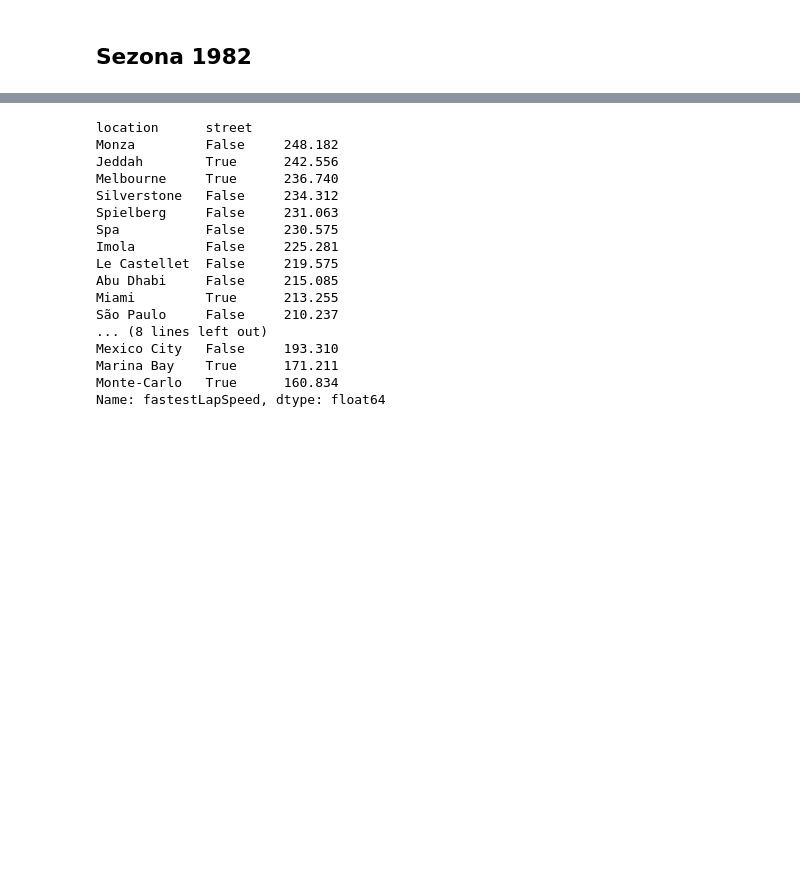
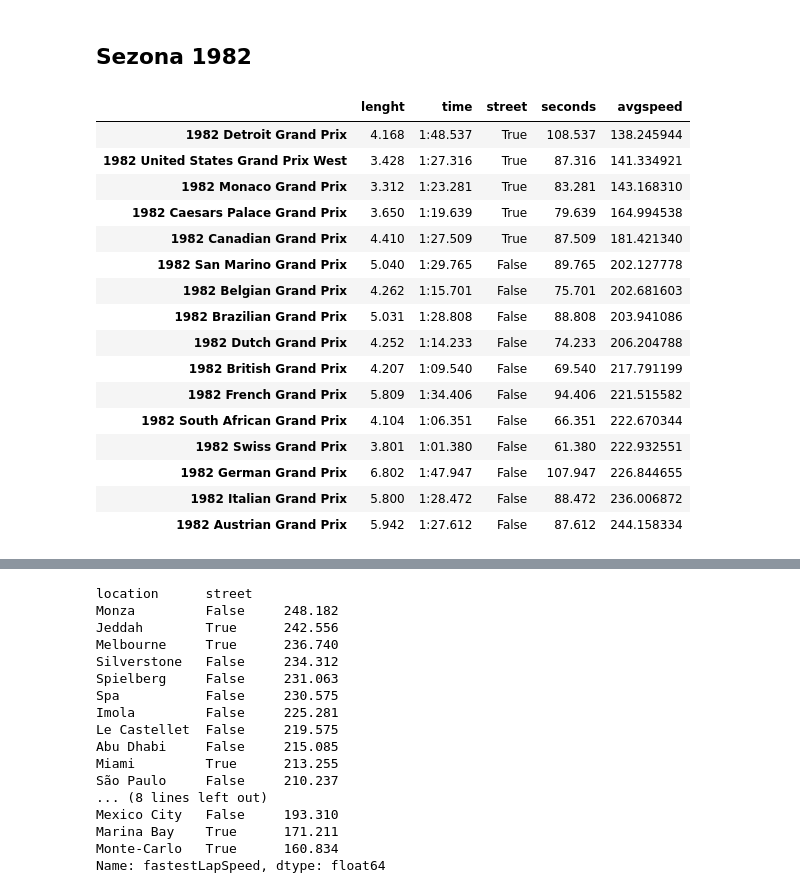
Before and after one commit to DataRozhlas/f1-kalendar-2023, a Jupyter notebook: Kalendář F1 2023.ipynb, the cells around one changed output, grey strips where cells are left out. Cells and saved outputs as stored; diff of their text form; code cells hidden in the pictures; blank space fills up the shorter version.

```diff
--- a/Kalendář F1 2023.ipynb
+++ b/Kalendář F1 2023.ipynb
@@ -1138,0 +1024,4 @@ plt.show()
+# %%
+seasons_distance_filtered_rounded = []
+for x in seasons_distance_filtered:
+    seasons_distance_filtered_rounded.append(int(round(x, 0)))
@@ -1138,0 +1048,4 @@ plt.show()
+# %%
+podil_proti_idealu_fitered_rounded = []
+for x in podil_proti_idealu_fitered:
+    podil_proti_idealu_fitered_rounded.append(int(round(x,2) * 100))
@@ -1653,7 +1570,7 @@ Name: hodina_zacatku, dtype: datetime64[ns]
 # %% [markdown]
 ## Sezona 1982
 # %%
-sezona1982 = {
+sezona1982_qualy = {
     "1982 South African Grand Prix": [4.104, "1:06.351", False],
     "1982 Brazilian Grand Prix": [5.031, "1:28.808", False],
     "1982 United States Grand Prix West": [3.428, "1:27.316", True],
@@ -1669,5 +1586,5 @@ sezona1982 = {
     "1982 Austrian Grand Prix": [5.942, "1:27.612", False],
     "1982 Swiss Grand Prix": [3.801, "1:01.380", False],
     "1982 Italian Grand Prix": [5.800, "1:28.472", False],
-    "1982 Caesars Palace Grand Prix": [3.650, "1:16.356", True]
+    "1982 Caesars Palace Grand Prix": [3.650, "1:19.639", True]
 }
@@ -1674,2 +1610,2 @@ sezona1982 = {
 # %%
-sezona1982 = pd.DataFrame.from_dict(sezona1982, orient="index", columns=["lenght", "time", "street"])
+sezona1982_qualy = pd.DataFrame.from_dict(sezona1982_qualy, orient="index", columns=["lenght", "time", "street"])
@@ -1680,5 +1618,25 @@ def secondize(x):
     seconds = (min * 60) + sec
     return seconds
 # %%
-sezona1982["seconds"] = sezona1982["time"].astype(str).apply(lambda x: secondize(x))
+sezona1982_qualy["seconds"] = sezona1982_qualy["time"].astype(str).apply(lambda x: secondize(x))
+sezona1982_qualy["avgspeed"] = sezona1982_qualy["lenght"] / sezona1982_qualy["seconds"] * 3600
+sezona1982_qualy.sort_values(by="avgspeed")
+# %% [output]
+|  | lenght | time | street | seconds | avgspeed |
+| 1982 Detroit Grand Prix | 4.168 | 1:48.537 | True | 108.537 | 138.245944 |
+| 1982 United States Grand Prix West | 3.428 | 1:27.316 | True | 87.316 | 141.334921 |
+| 1982 Monaco Grand Prix | 3.312 | 1:23.281 | True | 83.281 | 143.168310 |
+| 1982 Caesars Palace Grand Prix | 3.650 | 1:19.639 | True | 79.639 | 164.994538 |
+| 1982 Canadian Grand Prix | 4.410 | 1:27.509 | True | 87.509 | 181.421340 |
+| 1982 San Marino Grand Prix | 5.040 | 1:29.765 | False | 89.765 | 202.127778 |
+| 1982 Belgian Grand Prix | 4.262 | 1:15.701 | False | 75.701 | 202.681603 |
+| 1982 Brazilian Grand Prix | 5.031 | 1:28.808 | False | 88.808 | 203.941086 |
+| 1982 Dutch Grand Prix | 4.252 | 1:14.233 | False | 74.233 | 206.204788 |
+| 1982 British Grand Prix | 4.207 | 1:09.540 | False | 69.540 | 217.791199 |
+| 1982 French Grand Prix | 5.809 | 1:34.406 | False | 94.406 | 221.515582 |
+| 1982 South African Grand Prix | 4.104 | 1:06.351 | False | 66.351 | 222.670344 |
+| 1982 Swiss Grand Prix | 3.801 | 1:01.380 | False | 61.380 | 222.932551 |
+| 1982 German Grand Prix | 6.802 | 1:47.947 | False | 107.947 | 226.844655 |
+| 1982 Italian Grand Prix | 5.800 | 1:28.472 | False | 88.472 | 236.006872 |
+| 1982 Austrian Grand Prix | 5.942 | 1:27.612 | False | 87.612 | 244.158334 |
 # %%
```
Also changed, not shown: parts of 104 cells of this notebook, 4 other files.
